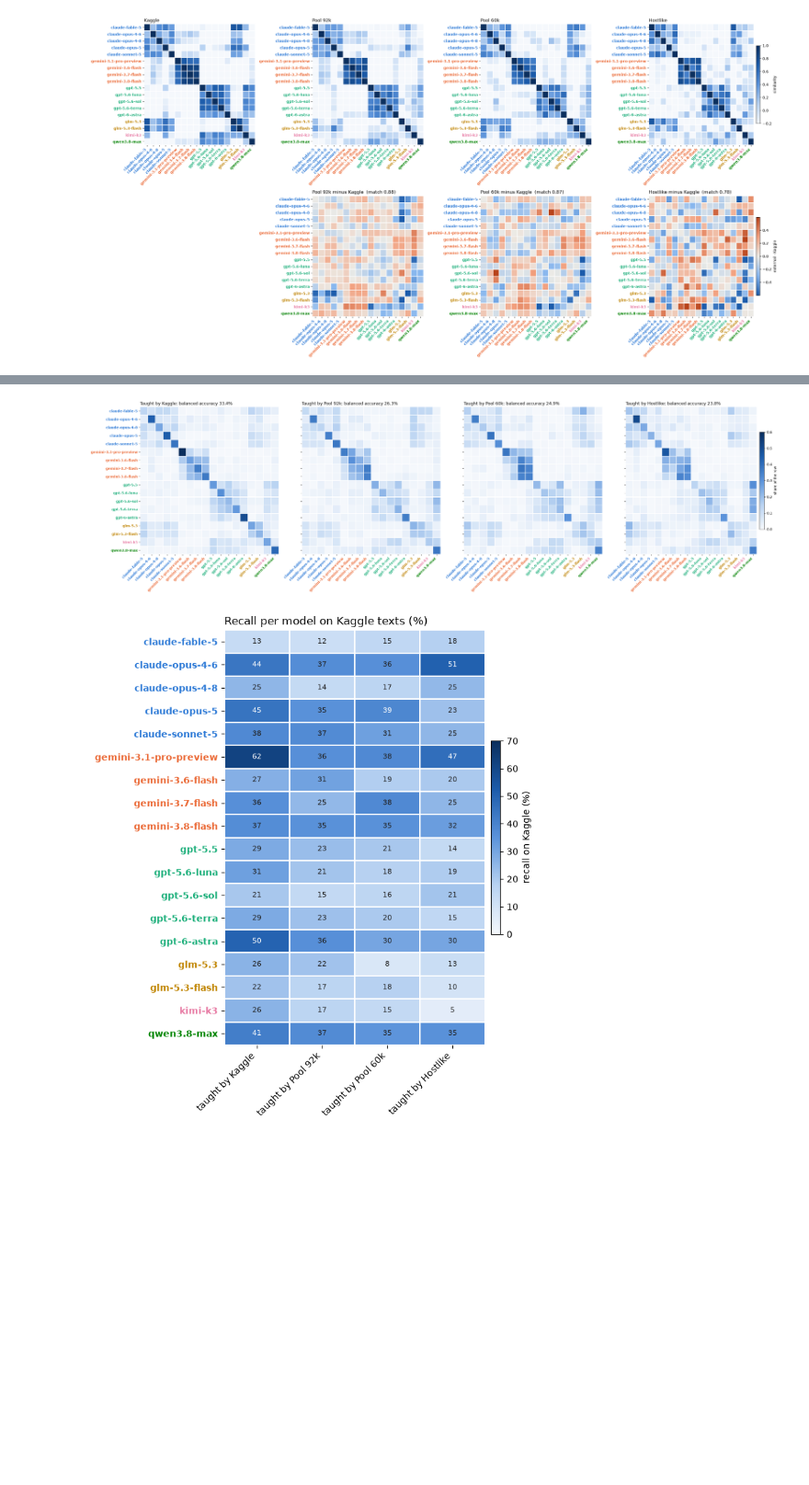
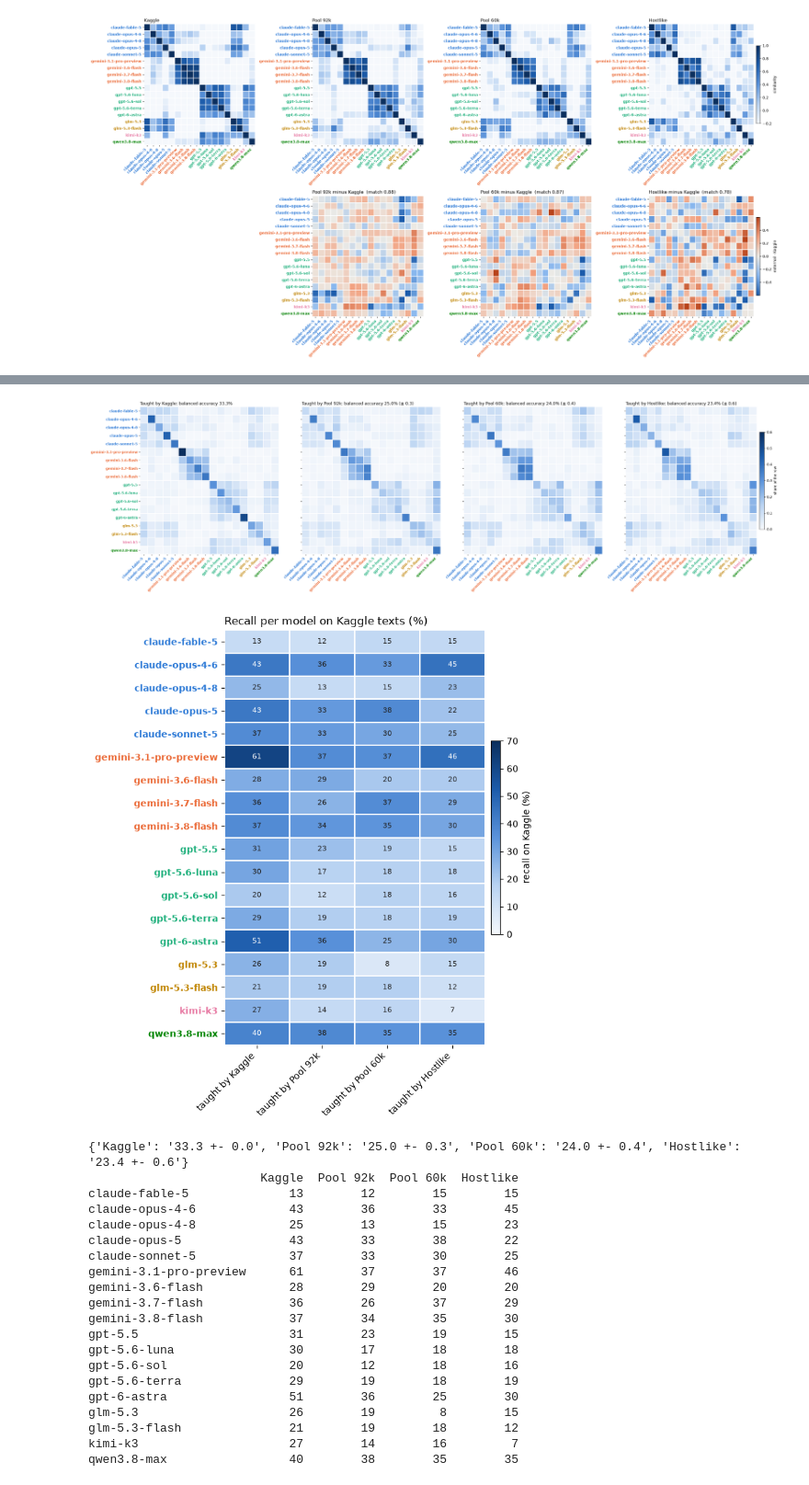
Before and after one commit to varadarajjborkar/name_thy_llm, a Jupyter notebook: research/data_compare.ipynb, the cells around one changed output, grey strips where cells are left out. Shown at 92% size. Saved outputs shown, nothing was run; the diff lists cells and outputs as text; code cells hidden in the pictures; blank space fills up the shorter version.

```diff
--- a/research/data_compare.ipynb
+++ b/research/data_compare.ipynb
@@ -209,9 +218,9 @@ All 290 style features squeezed into 2 dimensions (PCA, fitted on Kaggle only).
 # %%
 from sklearn.decomposition import PCA
 from sklearn.preprocessing import StandardScaler
-sc = StandardScaler().fit(np.log1p(F["Kaggle"][VARY].clip(lower=0)))
-pca = PCA(2, random_state=0).fit(sc.transform(np.log1p(F["Kaggle"][VARY].clip(lower=0))))
-P = {k: pca.transform(sc.transform(np.log1p(F[k][VARY].clip(lower=0)))) for k in SETS}
+sc = StandardScaler().fit(TX(F["Kaggle"][VARY]))
+pca = PCA(2, random_state=0).fit(sc.transform(TX(F["Kaggle"][VARY])))
+P = {k: pca.transform(sc.transform(TX(F[k][VARY]))) for k in SETS}
 lim = np.percentile(np.vstack(list(P.values())), [1, 99], axis=0)
 from scipy.ndimage import gaussian_filter
 def dens(p):  # smoothed 2-D histogram, so the shapes are readable instead of grainy
@@ -278,6 +288,8 @@ This is the question that matters most for our score. Our worst mistakes are bet
 # %%
 rng = np.random.default_rng(0)
 K = F["Kaggle"][VARY].to_numpy(); KM = S["Kaggle"].model.to_numpy()
+KG = S["Kaggle"].grp.to_numpy(); UG = np.unique(KG)
+HALVES = [np.isin(KG, rng.permutation(UG)[:len(UG) // 2]) for _ in range(10)]  # prompt halves of Kaggle
 rows = []
 for i, a in enumerate(MODELS):
     for b in MODELS[i + 1:]:
@@ -288,6 +300,9 @@ for i, a in enumerate(MODELS):
         for _ in range(20):
             p = rng.permutation(len(both)); noise.append(np.abs(smd(both[p[:len(ka)]], both[p[len(ka):]])).mean())
         r = {"pair": f"{a} | {b}", "Kaggle separation": np.abs(t).mean(), "noise floor": np.mean(noise)}
+        r["clue match Kaggle vs Kaggle"] = np.mean([np.corrcoef(smd(K[(KM == a) & h], K[(KM == b) & h]),
+                                                                smd(K[(KM == a) & ~h], K[(KM == b) & ~h]))[0, 1]
+                                                    for h in HALVES])
         for k in EXT:
             E = F[k][VARY].to_numpy(); EM = S[k].model.to_numpy()
             r[f"clue match {k}"] = np.corrcoef(t, smd(E[EM == a], E[EM == b]))[0, 1]
@@ -341,30 +357,59 @@ Same model, same features, same amount of training data per model, so the only d
 # %%
 from sklearn.linear_model import LogisticRegression
 from sklearn.pipeline import make_pipeline
 from sklearn.model_selection import GroupKFold
 from sklearn.metrics import balanced_accuracy_score, confusion_matrix
 clf = lambda: make_pipeline(StandardScaler(), LogisticRegression(C=0.05, max_iter=3000))
-Xk = np.log1p(F["Kaggle"][VARY].clip(lower=0)).to_numpy(); yk = S["Kaggle"].model.to_numpy()
-pred = {"Kaggle": np.empty(len(yk), dtype=object)}
-for tr_i, te_i in GroupKFold(5).split(Xk, yk, FULL["Kaggle"].prompt_id):
-    pred["Kaggle"][te_i] = clf().fit(Xk[tr_i], yk[tr_i]).predict(Xk[te_i])
+Xk = TX(F["Kaggle"][VARY]).to_numpy(); yk = S["Kaggle"].model.to_numpy()
+pk = np.empty(len(yk), dtype=object)
+for tr_i, te_i in GroupKFold(5).split(Xk, yk, S["Kaggle"].grp):
+    pk[te_i] = clf().fit(Xk[tr_i], yk[tr_i]).predict(Xk[te_i])
+PRED = {"Kaggle": [pk]}
 for k in EXT:
-    pred[k] = clf().fit(np.log1p(F[k][VARY].clip(lower=0)).to_numpy(), S[k].model.to_numpy()).predict(Xk)
+    PRED[k] = []
+    for seed in range(5):  # 120 texts per model, 5 different samples
+        idx = S[k].groupby("model", group_keys=False).apply(lambda g: g.sample(min(120, len(g)), random_state=seed)).index
+        PRED[k].append(clf().fit(TX(F[k].loc[idx, VARY]).to_numpy(), S[k].loc[idx, "model"].to_numpy()).predict(Xk))
 fig, axes = plt.subplots(1, 4, figsize=(28, 8), sharey=True)
-REC = {}
+REC, BACC = {}, {}
 for ax, k in zip(axes, SETS):
-    cmx = confusion_matrix(yk, pred[k], labels=MODELS, normalize="true")
+    cmx = np.mean([confusion_matrix(yk, p, labels=MODELS, normalize="true") for p in PRED[k]], axis=0)
     REC[k] = np.diag(cmx)
+    b = [100 * balanced_accuracy_score(yk, p) for p in PRED[k]]
+    BACC[k] = (np.mean(b), np.std(b))
     heat(ax, cmx, MODELS, MODELS, SEQ, vmin=0, vmax=0.6, annot=False, cbar=(k == SETS[-1]), label="share of the row")
-    ax.set_title(f"Taught by {k}: balanced accuracy {100 * balanced_accuracy_score(yk, pred[k]):.1f}%", loc="left")
+    ax.set_title(f"Taught by {k}: balanced accuracy {np.mean(b):.1f}%" + (f" (± {np.std(b):.1f})" if len(b) > 1 else ""),
+                 loc="left")
 plt.tight_layout(); plt.show()
 fig, ax = plt.subplots(figsize=(7, 8))
 R = pd.DataFrame(REC, index=MODELS)
 heat(ax, R.values * 100, MODELS, [f"taught by {k}" for k in SETS], SEQ, vmin=0, vmax=70, fmt="{:.0f}",
      label="recall on Kaggle (%)")
 ax.set_title("Recall per model on Kaggle texts (%)", loc="left"); plt.tight_layout(); plt.show()
+print({k: f"{m:.1f} +- {s:.1f}" for k, (m, s) in BACC.items()})
+print(R.mul(100).round(0).astype(int).to_string())
 # %% [output]
-[figure, old version]
+[figure, new version]
-[figure, old version]
+[figure, new version]
+{'Kaggle': '33.3 +- 0.0', 'Pool 92k': '25.0 +- 0.3', 'Pool 60k': '24.0 +- 0.4', 'Hostlike': '23.4 +- 0.6'}
+                        Kaggle  Pool 92k  Pool 60k  Hostlike
+claude-fable-5              13        12        15        15
+claude-opus-4-6             43        36        33        45
+claude-opus-4-8             25        13        15        23
+claude-opus-5               43        33        38        22
+claude-sonnet-5             37        33        30        25
+gemini-3.1-pro-preview      61        37        37        46
+gemini-3.6-flash            28        29        20        20
+gemini-3.7-flash            36        26        37        29
+gemini-3.8-flash            37        34        35        30
+gpt-5.5                     31        23        19        15
+gpt-5.6-luna                30        17        18        18
+gpt-5.6-sol                 20        12        18        16
+gpt-5.6-terra               29        19        18        19
+gpt-6-astra                 51        36        25        30
+glm-5.3                     26        19         8        15
+glm-5.3-flash               21        19        18        12
+kimi-k3                     27        14        16         7
+qwen3.8-max                 40        38        35        35
 # %% [markdown]
 **What this shows:**
```
Also changed, not shown: parts of 16 cells of this notebook, 1 other file.
